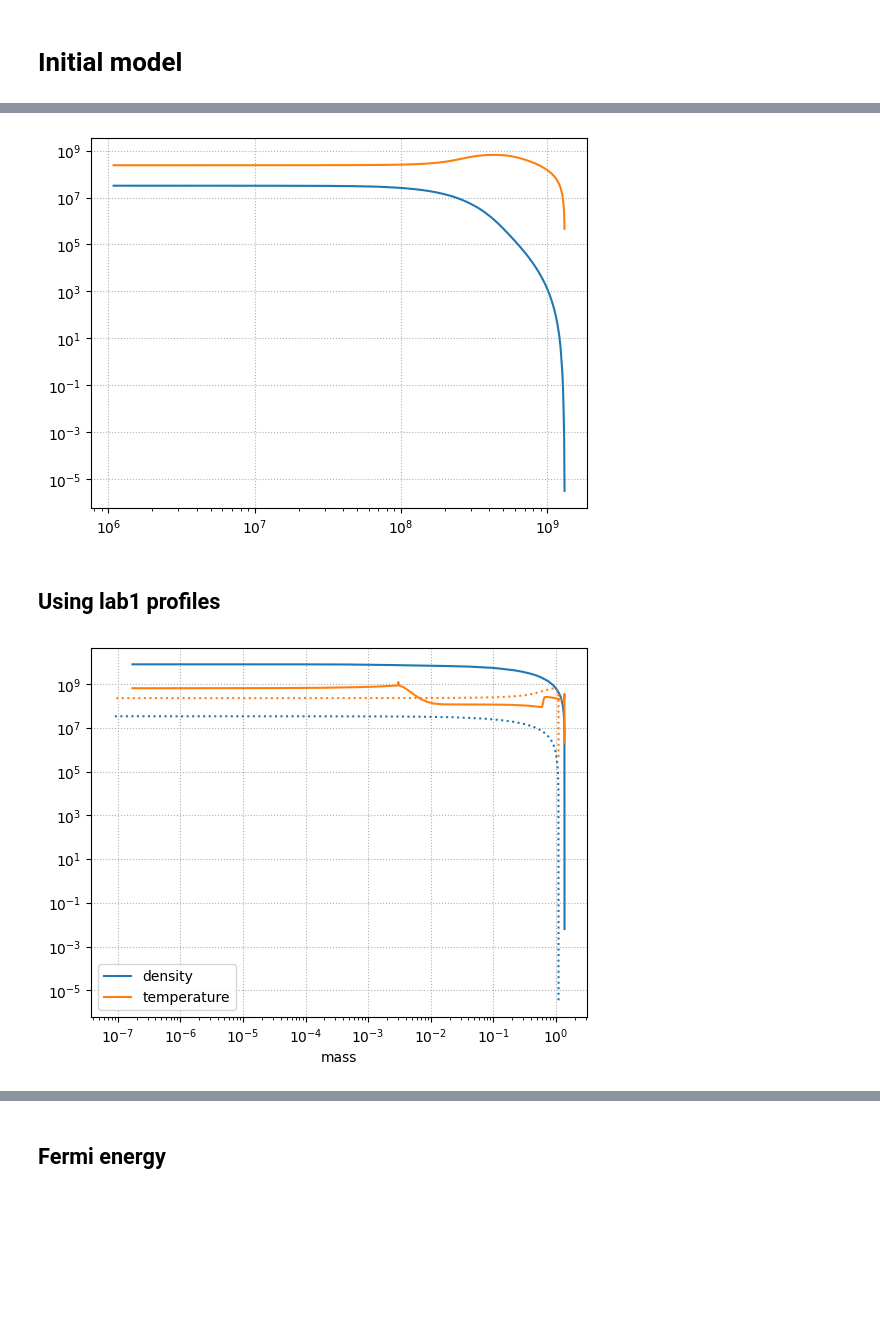
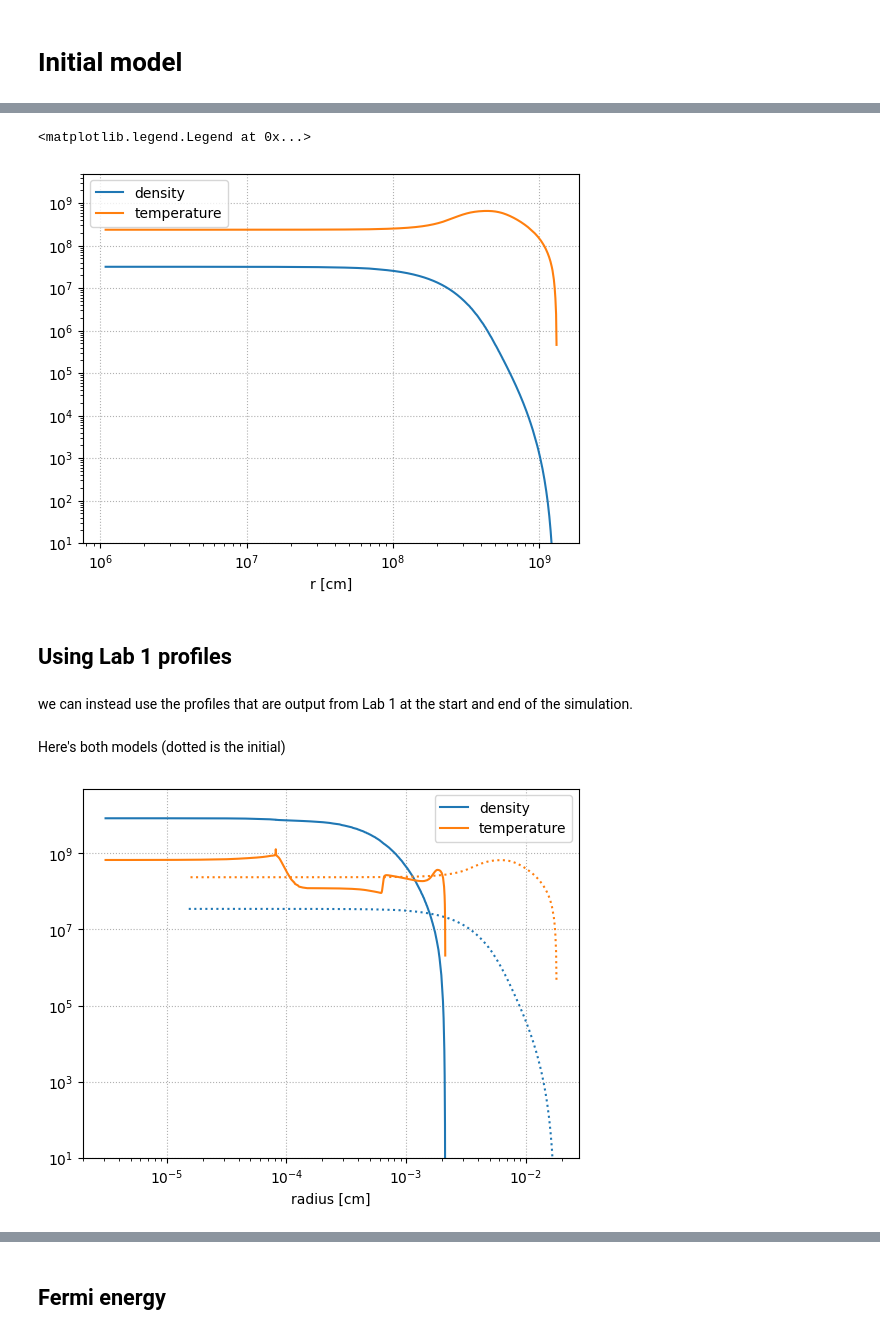
Before and after one commit to zingale/mesa-labs, a Jupyter notebook: docs/source/initial_model.ipynb, the cells around one changed output, grey strips where cells are left out. Drawn from its saved outputs; the diff is of its cells as text; code cells hidden in the pictures; blank space fills up the shorter version.

```diff
--- a/docs/source/initial_model.ipynb
+++ b/docs/source/initial_model.ipynb
@@ -35,13 +15,19 @@ T = np.exp(model.lnT)
 r = np.exp(model.lnR)
 # %%
 fig, ax = plt.subplots()
-ax.loglog(r, rho)
-ax.loglog(r, T)
+ax.loglog(r, rho, label="density")
+ax.loglog(r, T, label="temperature")
 ax.grid(ls=":")
+ax.set_xlabel("r [cm]")
+ax.set_ylim(10, 5.e9)
+ax.legend()
 # %% [output]
+<matplotlib.legend.Legend at 0x...>
-[figure, old version]
+[figure, new version]
 # %% [markdown]
-## Using lab1 profiles
+## Using Lab 1 profiles
+# %% [markdown]
+we can instead use the profiles that are output from Lab 1 at the start and end of the simulation.
 # %%
 model1 = mr.MesaData("lab1/profile1.data")
 model2 = mr.MesaData("lab1/profile2.data")
@@ -53,14 +41,17 @@ T1 = 10.0**model1.logT
 m2 = model2.mass
 rho2 = 10.0**model2.logRho
 T2 = 10.0**model2.logT
+# %% [markdown]
+Here's both models (dotted is the initial)
 # %%
 fig, ax = plt.subplots()
-ax.loglog(m2, rho2, color="C0", label="density")
-ax.loglog(m1, rho1, color="C0", ls=":")
-ax.loglog(m2, T2, color="C1", label="temperature")
-ax.loglog(m1, T1, color="C1", ls=":")
+ax.loglog(r2, rho2, color="C0", label="density")
+ax.loglog(r1, rho1, color="C0", ls=":")
+ax.loglog(r2, T2, color="C1", label="temperature")
+ax.loglog(r1, T1, color="C1", ls=":")
 ax.legend()
-ax.set_xlabel("mass")
+ax.set_xlabel("radius [cm]")
+ax.set_ylim(10, 5.e10)
 ax.grid(ls=":")
 # %% [output]
-[figure, old version]
+[figure, new version]
```
Also changed, not shown: parts of 20 cells of this notebook.
